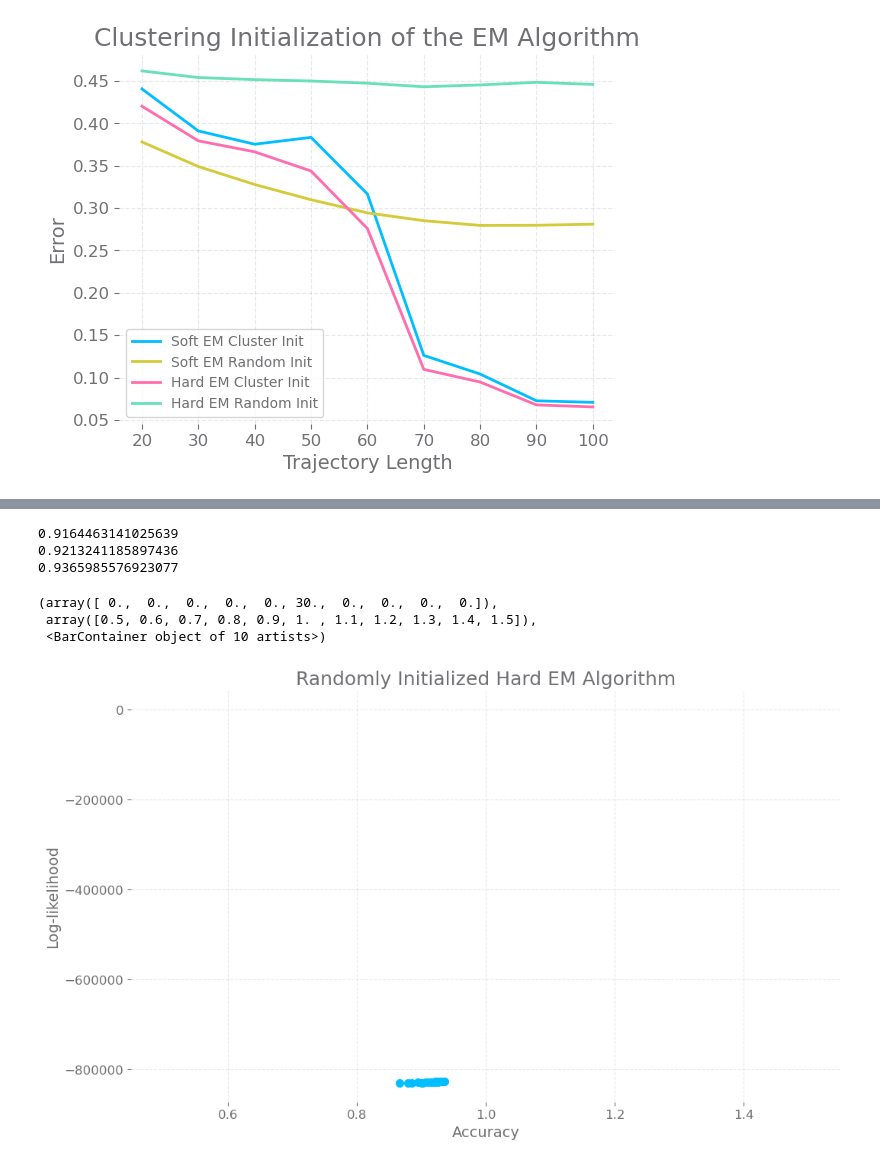
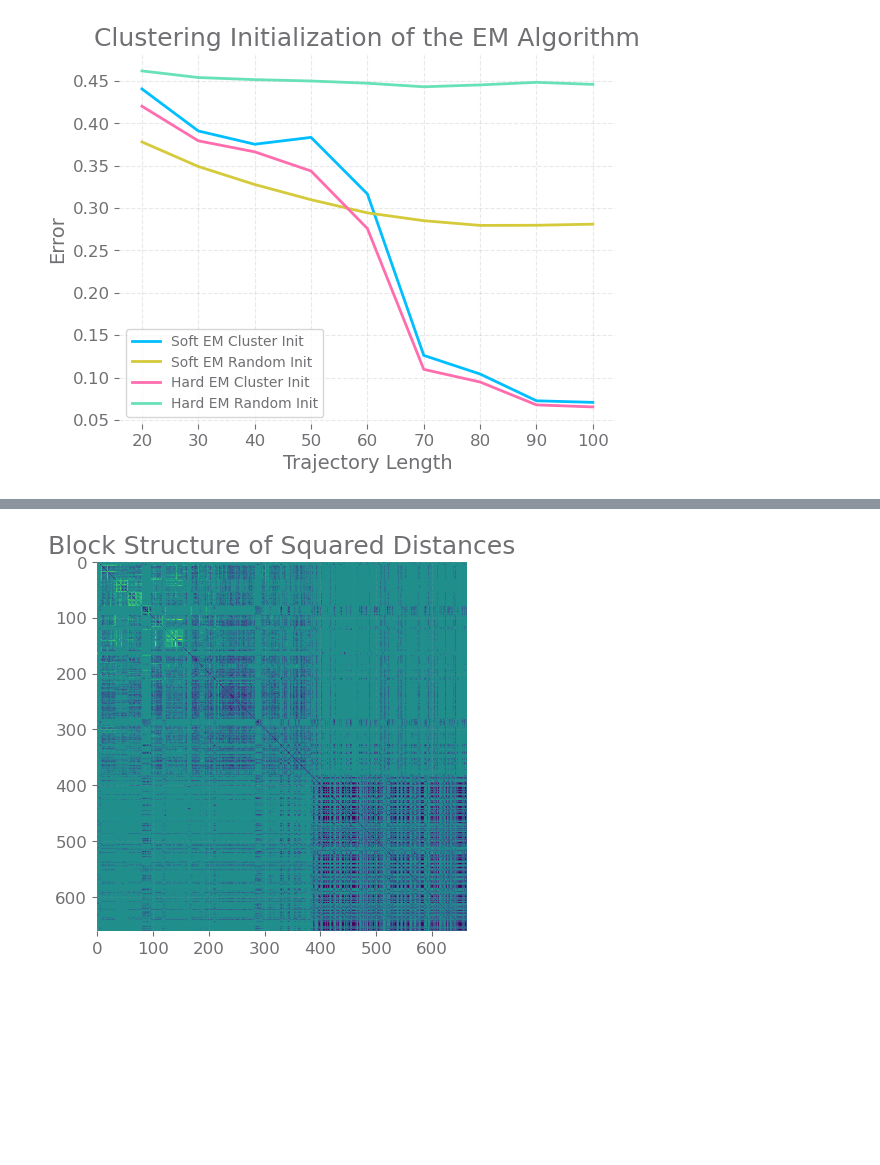
Before and after one commit to hetankevin/off-policy, a Jupyter notebook: mcmix/mdpRep.ipynb, the cells around one changed output, grey strips where cells are left out. Drawn from its saved outputs; the diff is of its cells as text; code cells hidden in the pictures; blank space fills up the shorter version.

```diff
--- a/mcmix/mdpRep.ipynb
+++ b/mcmix/mdpRep.ipynb
@@ -100,7 +100,7 @@ plt.scatter(d_min.flatten(), np.linalg.norm((P[0])-(P[1]), axis=-1).flatten())
 # %%
 diagnostic = False
 horizons = [20, 30, 40, 50, 60, 70, 80, 90, 100]#, 120, 140, 160, 180, 200]
-#horizons = [180]
+horizons = [100]
 
 trials = 30
 import multiprocessing
@@ -938,32 +504,21 @@ plt.show()
-# %%
-labelsem = []
-logliksem = []
-for i in tqdm(range(30)):
-    randlabs = np.random.binomial(1, 0.5, size=len(dataset)).astype(int)
-    randmodel = getModelEstim(randlabs, states, actions, nextstates,
-                              K, nStates, nActions, hard=True)
-    randlabs, randmodel, loglikrand = em(randlabs, randmodel,
-       states, actions, nextstates, labels,
-                        K=K, nStates=nStates, nActions=nActions,
-                        prior = priorclass, reg = 0, permute=True, permutation=permutation, checkin=1, verbose=False, hard=True)
-    labelsem.append(randlabs)
-    logliksem.append(loglikrand)
-plt.figure(figsize=(12,7))
-plt.scatter([max(np.mean(i == labels), np.mean(i != labels)) for i in labelsem], logliksem)
-print(np.mean([max(np.mean(i == labels), np.mean(i != labels)) for i in labelsem]))
-print(np.median([max(np.mean(i == labels), np.mean(i != labels)) for i in labelsem]))
-print(np.max([max(np.mean(i == labels), np.mean(i != labels)) for i in labelsem]))
-plt.xlabel('Accuracy')
-plt.ylabel('Log-likelihood')
-plt.title('Randomly Initialized Hard EM Algorithm')
-plt.show()
-plt.hist([max(np.mean(i == labels), np.mean(i != labels)) for i in labelsem])
-plt.show()
-# %% [output]
-0.9164463141025639
-0.9213241185897436
-0.9365985576923077
-(array([ 0.,  0.,  0.,  0.,  0., 30.,  0.,  0.,  0.,  0.]),
- array([0.5, 0.6, 0.7, 0.8, 0.9, 1. , 1.1, 1.2, 1.3, 1.4, 1.5]),
- <BarContainer object of 10 artists>)
-[figure, removed]
+# %%
+from scipy.cluster.hierarchy import linkage
+
+m = 1-statmns #need similarity matrix
+# shuffle
+perm = np.random.permutation(len(m))
+m = m[perm][:, perm]
+
+# reorder
+y = m[np.triu_indices(len(m), k=1)]
+Z = linkage(y, method='single', optimal_ordering=True)
+perm = np.ravel(Z[:, :2]).astype(np.int32)
+perm = perm[perm < len(m)]
+m = m[perm][:, perm]
+
+#plt.figure(figsize=(16,9))
+plt.imshow(1-m)
+plt.title('Block Structure of Squared Distances')
+plt.savefig('figs/blocks.png')
+# %% [output]
+[figure, added]
```
Also changed, not shown: parts of 16 cells of this notebook, 4 other files.
